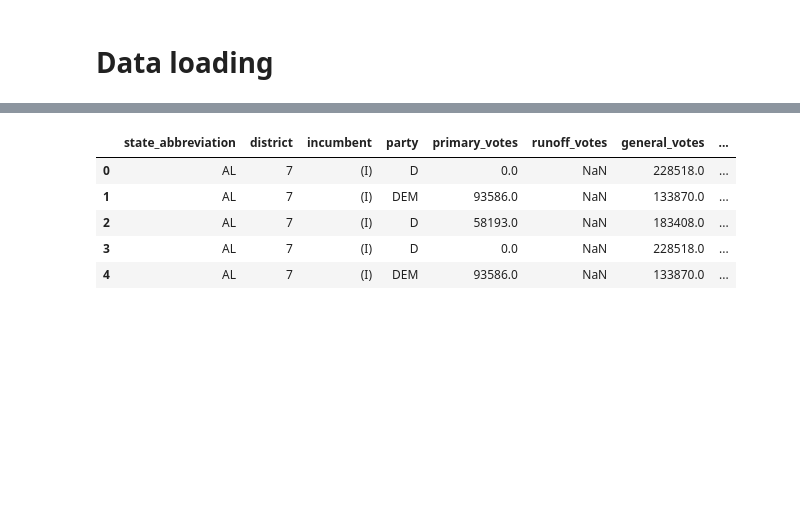
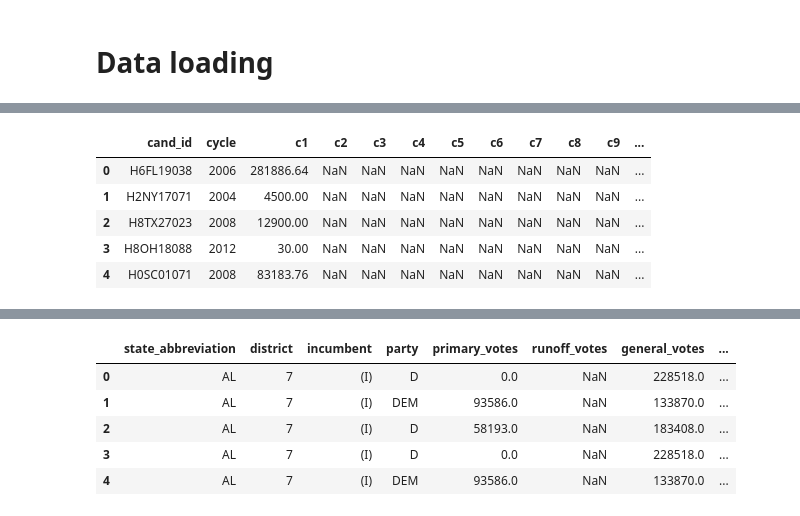
Before and after one commit to georgetown-analytics/four-thirty-five, a Jupyter notebook: 435_Merge.ipynb, the cells around one changed output, grey strips where cells are left out. Drawn from its saved outputs; the diff is of its cells as text; code cells hidden in the pictures; blank space fills up the shorter version.

```diff
--- a/435_Merge.ipynb
+++ b/435_Merge.ipynb
@@ -20,7 +20,9 @@ sns.set_context('notebook')
 #cmte_master =pd.read_csv('cm-1996-2014.csv')
 #opex=pd.read_csv('opex-2004-2014.csv')
 #oth=pd.read_csv('oth-1996-2014.csv')
-exp=pd.read_csv('expresults.csv')
+exp=pd.read_csv('expresults_rev.csv')
 #election_spend=pd.read_csv('catall.csv')
 results = pd.read_csv('candr.csv')
-catsort= pd.read_csv('catsort.csv')
+catsort= pd.read_csv('catsort_rev.csv')
+# %%
+catsort['cycle']=pd.to_numeric(catsort['cycle'],errors='coerce')
@@ -26,0 +49,13 @@ catsort= pd.read_csv('catsort.csv')
+# %%
+catsort = catsort[pd.notnull(catsort['cycle'])]
+# %%
+catsort['cycle'] = catsort['cycle'].astype(int).astype('str')
+# %%
+catsort.head()
+# %% [output]
+|  | cand_id | cycle | c1 | c2 | c3 | c4 | c5 | c6 | c7 | c8 | c9 | ... |
+| 0 | H6FL19038 | 2006 | 281886.64 | NaN | NaN | NaN | NaN | NaN | NaN | NaN | NaN | ... |
+| 1 | H2NY17071 | 2004 | 4500.00 | NaN | NaN | NaN | NaN | NaN | NaN | NaN | NaN | ... |
+| 2 | H8TX27023 | 2008 | 12900.00 | NaN | NaN | NaN | NaN | NaN | NaN | NaN | NaN | ... |
+| 3 | H8OH18088 | 2012 | 30.00 | NaN | NaN | NaN | NaN | NaN | NaN | NaN | NaN | ... |
+| 4 | H0SC01071 | 2008 | 83183.76 | NaN | NaN | NaN | NaN | NaN | NaN | NaN | NaN | ... |
```
Also changed, not shown: parts of 112 cells of this notebook.
